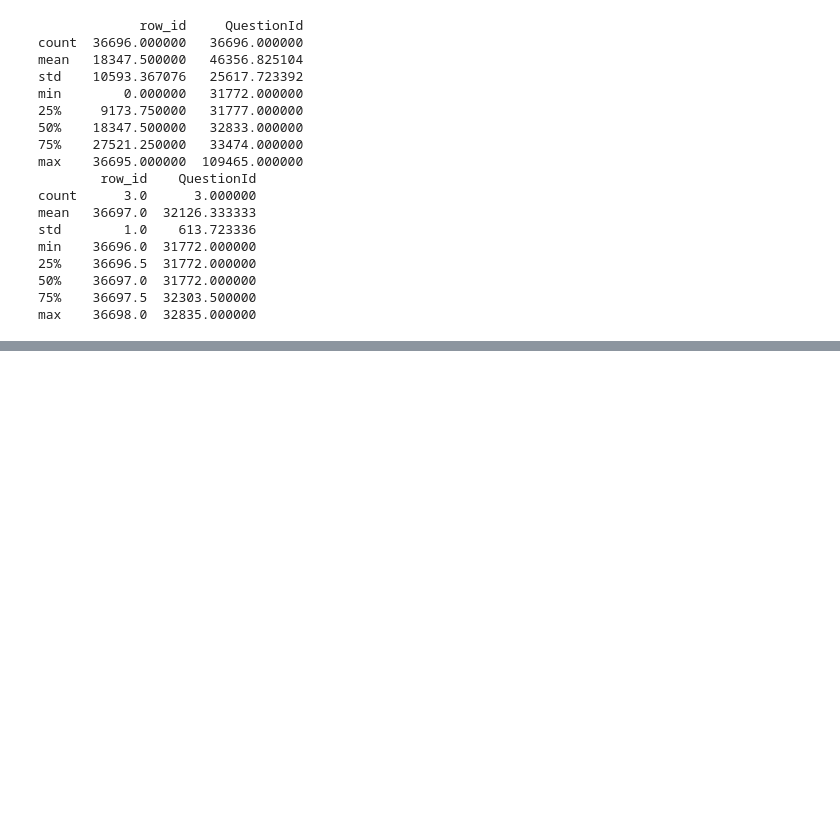
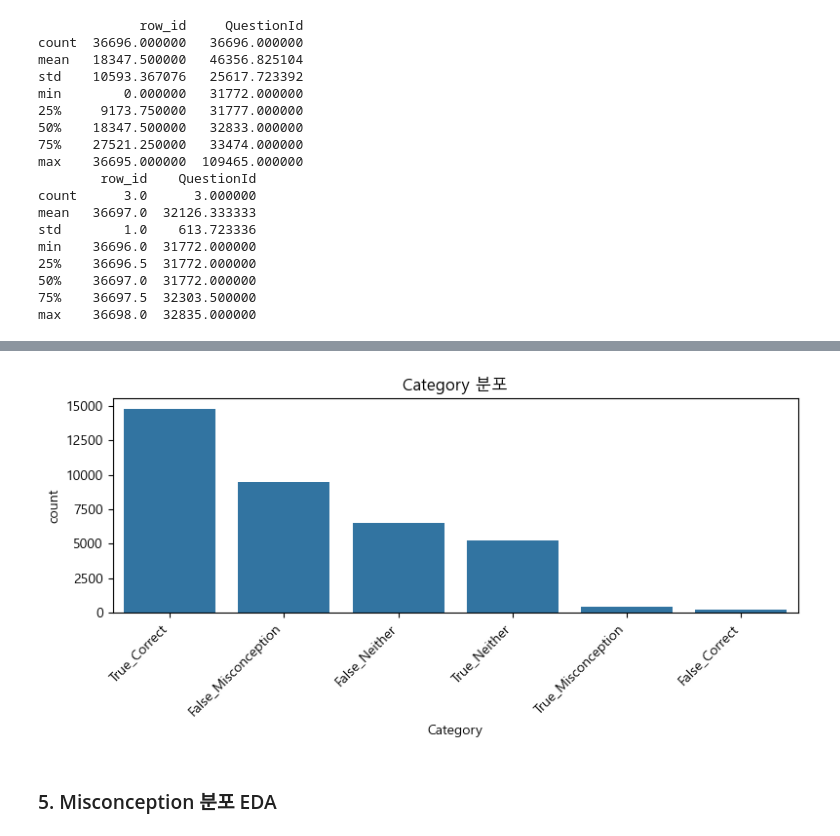
Before and after one commit to hyunjiiiiiiii/25-2_NLP, a Jupyter notebook: notebooks/01_eda.ipynb, the cells around one changed output, grey strips where cells are left out. Saved outputs shown, nothing was run; the diff lists cells and outputs as text; code cells hidden in the pictures; blank space fills up the shorter version.

```diff
--- a/notebooks/01_eda.ipynb
+++ b/notebooks/01_eda.ipynb
@@ -92,0 +186,11 @@ max    36698.0  32835.000000
+# %%
+plt.figure()
+sns.countplot(data=train, x="Category", order=train["Category"].value_counts().index)
+plt.xticks(rotation=45, ha="right")
+plt.title("Category 분포")
+plt.tight_layout()
+plt.show()
+# %% [output]
+[figure, added]
+# %% [markdown]
+### 5. Misconception 분포 EDA
```
Also changed, not shown: parts of 25 cells of this notebook.
